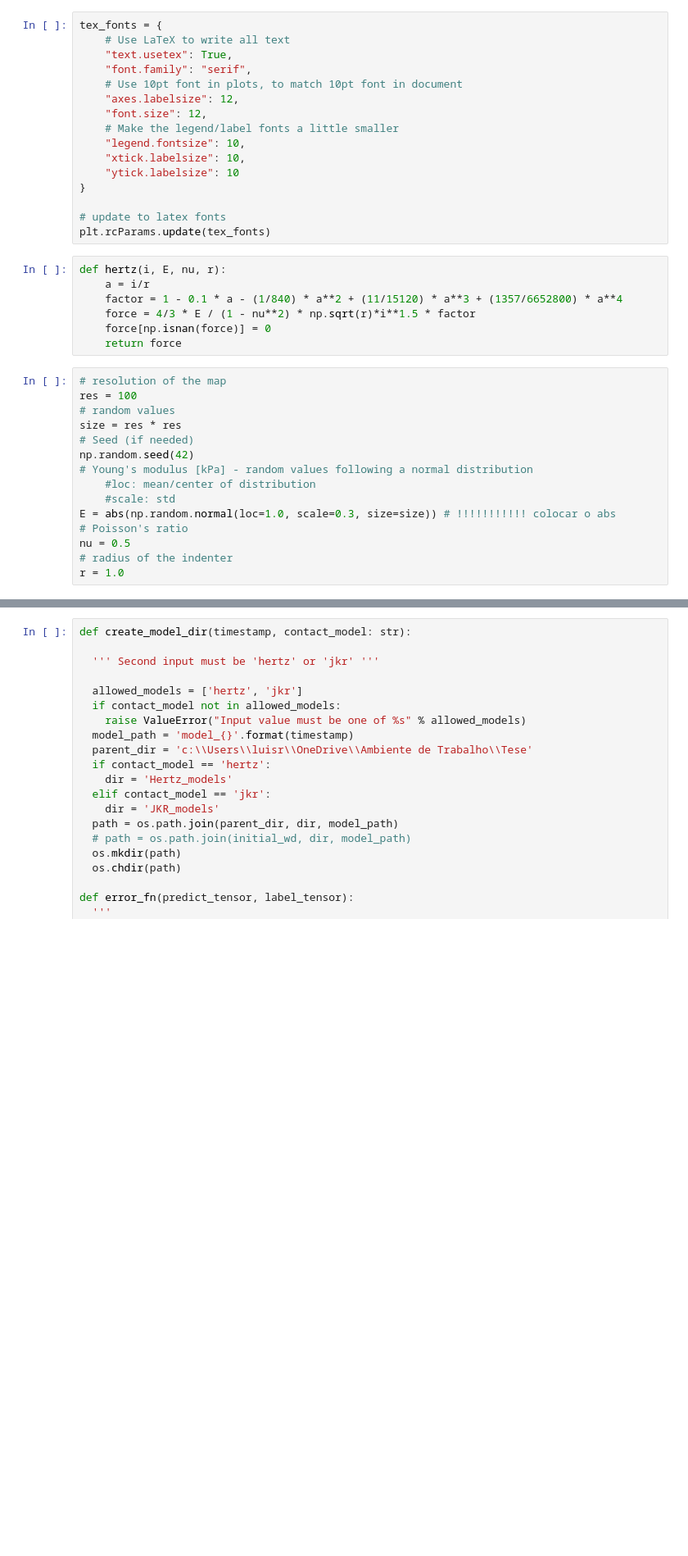
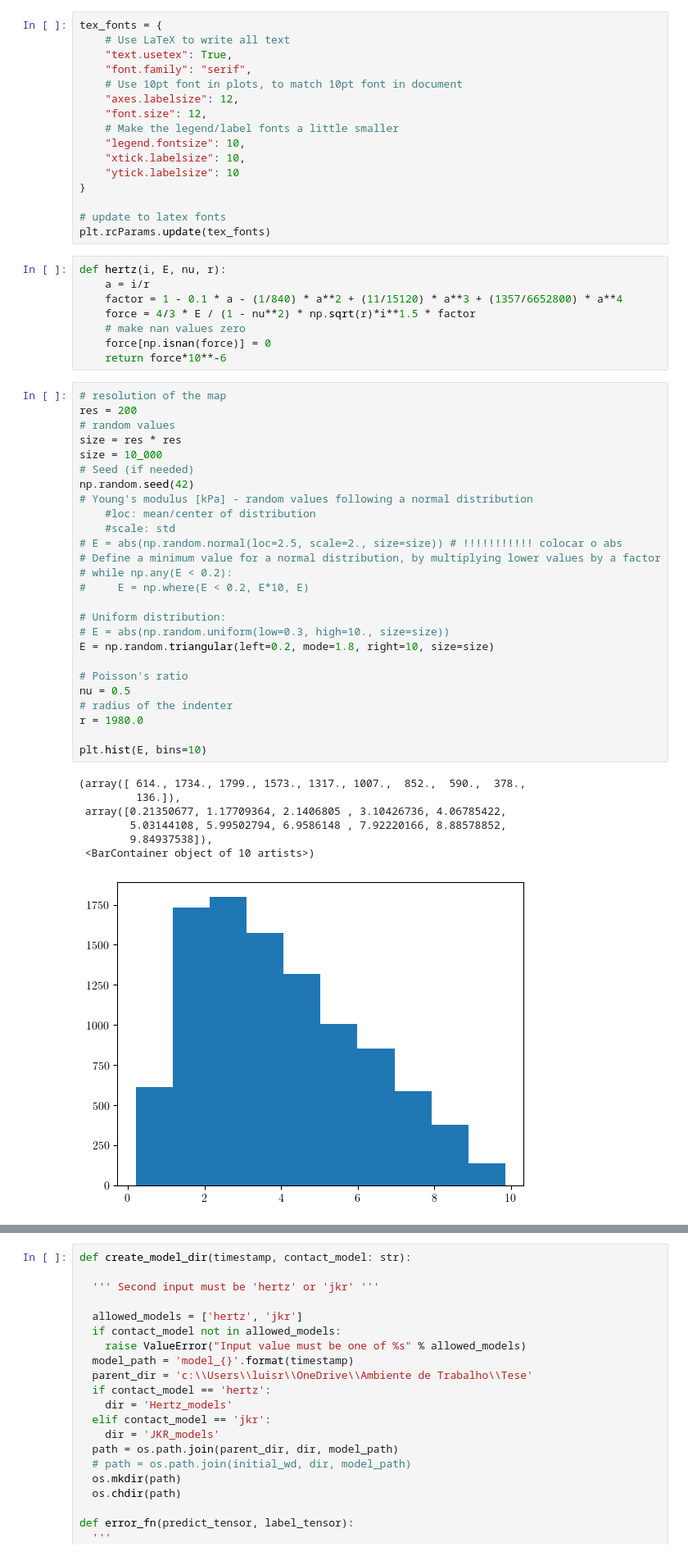
Before and after one commit to luisrlp/contact-surface, a Jupyter notebook: optim_hertz.ipynb, the cells around one changed output, grey strips where cells are left out. Shown at 82% size. Saved outputs shown, nothing was run; the diff lists cells and outputs as text; blank space fills up the shorter version.

```diff
--- a/optim_hertz.ipynb
+++ b/optim_hertz.ipynb
@@ -46,23 +46,43 @@ def hertz(i, E, nu, r):
     a = i/r
     factor = 1 - 0.1 * a - (1/840) * a**2 + (11/15120) * a**3 + (1357/6652800) * a**4
     force = 4/3 * E / (1 - nu**2) * np.sqrt(r)*i**1.5 * factor
+    # make nan values zero
     force[np.isnan(force)] = 0
-    return force
+    return force*10**-6
 # %%
 # resolution of the map
-res = 100
+res = 200
 # random values
 size = res * res
+size = 10_000
 # Seed (if needed)
 np.random.seed(42)
 # Young's modulus [kPa] - random values following a normal distribution
     #loc: mean/center of distribution
     #scale: std
-E = abs(np.random.normal(loc=1.0, scale=0.3, size=size)) # !!!!!!!!!!! colocar o abs
+# E = abs(np.random.normal(loc=2.5, scale=2., size=size)) # !!!!!!!!!!! colocar o abs
+# Define a minimum value for a normal distribution, by multiplying lower values by a factor
+# while np.any(E < 0.2):
+#     E = np.where(E < 0.2, E*10, E)
+
+# Uniform distribution:
+# E = abs(np.random.uniform(low=0.3, high=10., size=size))
+E = np.random.triangular(left=0.2, mode=1.8, right=10, size=size)
+
 # Poisson's ratio
 nu = 0.5
 # radius of the indenter
-r = 1.0
+r = 1980.0
+
+plt.hist(E, bins=10)
+# %% [output]
+(array([ 614., 1734., 1799., 1573., 1317., 1007.,  852.,  590.,  378.,
+         136.]),
+ array([0.21350677, 1.17709364, 2.1406805 , 3.10426736, 4.06785422,
+        5.03144108, 5.99502794, 6.9586148 , 7.92220166, 8.88578852,
+        9.84937538]),
+ <BarContainer object of 10 artists>)
+[figure, added]
 # %%
 # no contact approach. less points
 #linspace(p1, p2, n_pts)
```
Also changed, not shown: parts of 17 cells of this notebook, 11 other files.
